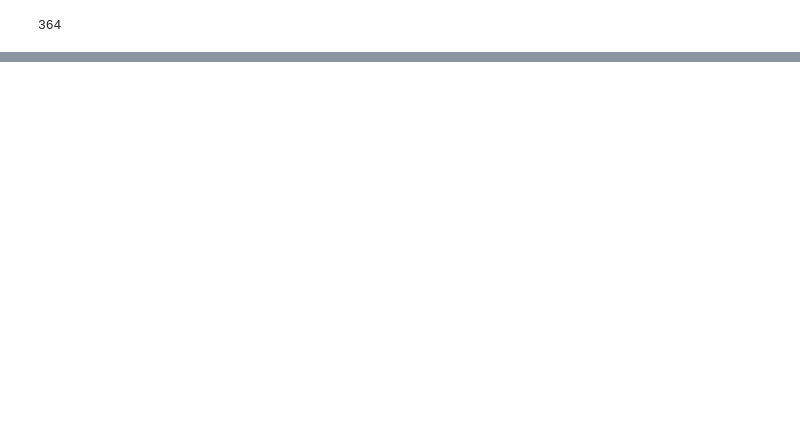
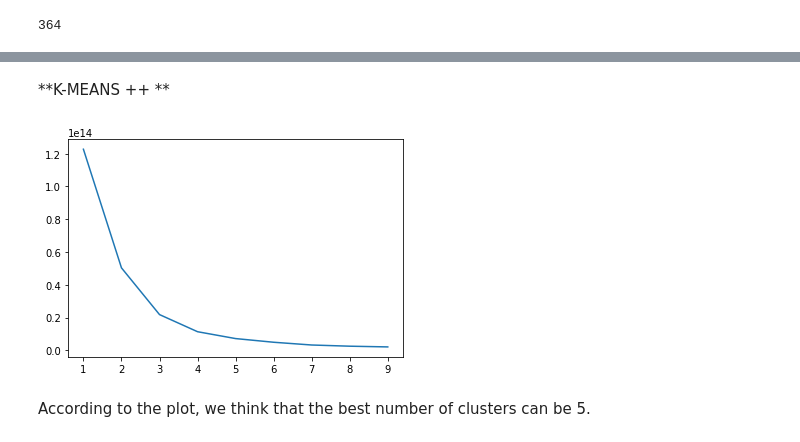
Before and after one commit to AVcodeMaverick7/ADM_HW4_Group_7, a Jupyter notebook: HM4_Asia.ipynb, the cells around one changed output, grey strips where cells are left out. Cells and saved outputs as stored; diff of their text form; code cells hidden in the pictures; blank space fills up the shorter version.

Commit message:
added kmeans and JAccard Similarity

```diff
--- a/HM4_Asia.ipynb
+++ b/HM4_Asia.ipynb
@@ -111,3 +129,7 @@ dataset1 = np.matrix(list(map(lambda x:list(x.values())[1:], result)))
 len(dataset1) #number of rows
 # %% [output]
 364
+# %%
+dataset11 = pd.DataFrame(result)
+dataset11 = dataset11.drop(columns=['_id'])
+dataset11.head()
@@ -113,0 +153,2 @@ len(dataset1) #number of rows
+# %% [markdown]
+**K-MEANS ++ **
@@ -113,0 +159,17 @@ len(dataset1) #number of rows
+# %%
+sse = {}
+for k in range(1,10):
+    kmeanModel = KMeans(n_clusters=k, max_iter=1000).fit(dataset11)
+    dataset11['clusters'] = kmeanModel.labels_
+    sse[k] = kmeanModel.inertia_ # check it
+# %%
+plt.figure()
+plt.plot(list(sse.keys()), list(sse.values()))
+plt.xlabel = "k - Number of clusters "  # Why we do not have titles?
+plt.ylabel = "SSE (Inertia)"
+plt.title = "Plot of SSE for kmeans clustering"
+plt.show()
+# %% [output]
+[figure, added]
+# %% [markdown]
+According to the plot, we think that the best number of clusters can be 5.
```
Also changed, not shown: parts of 11 cells of this notebook.
